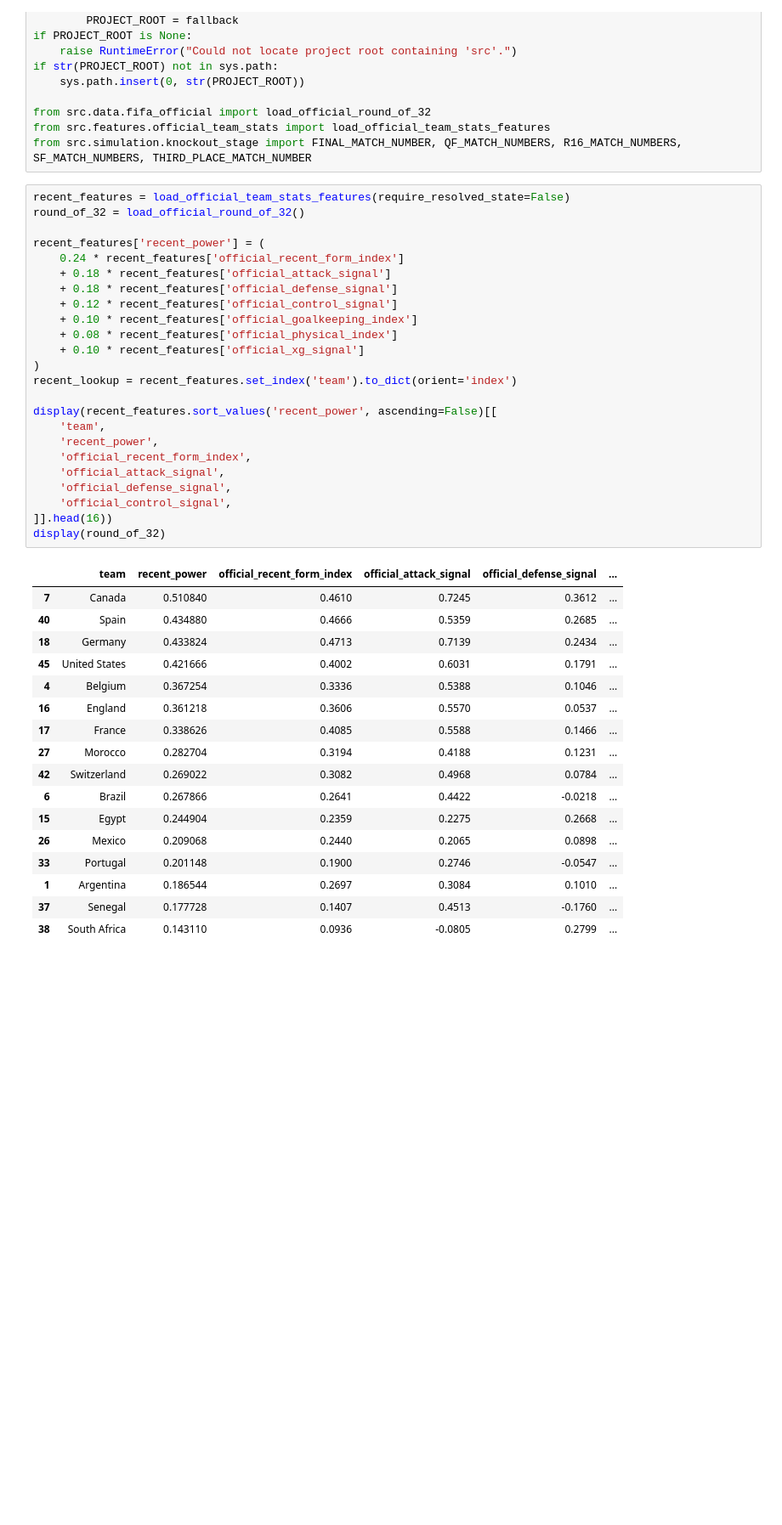
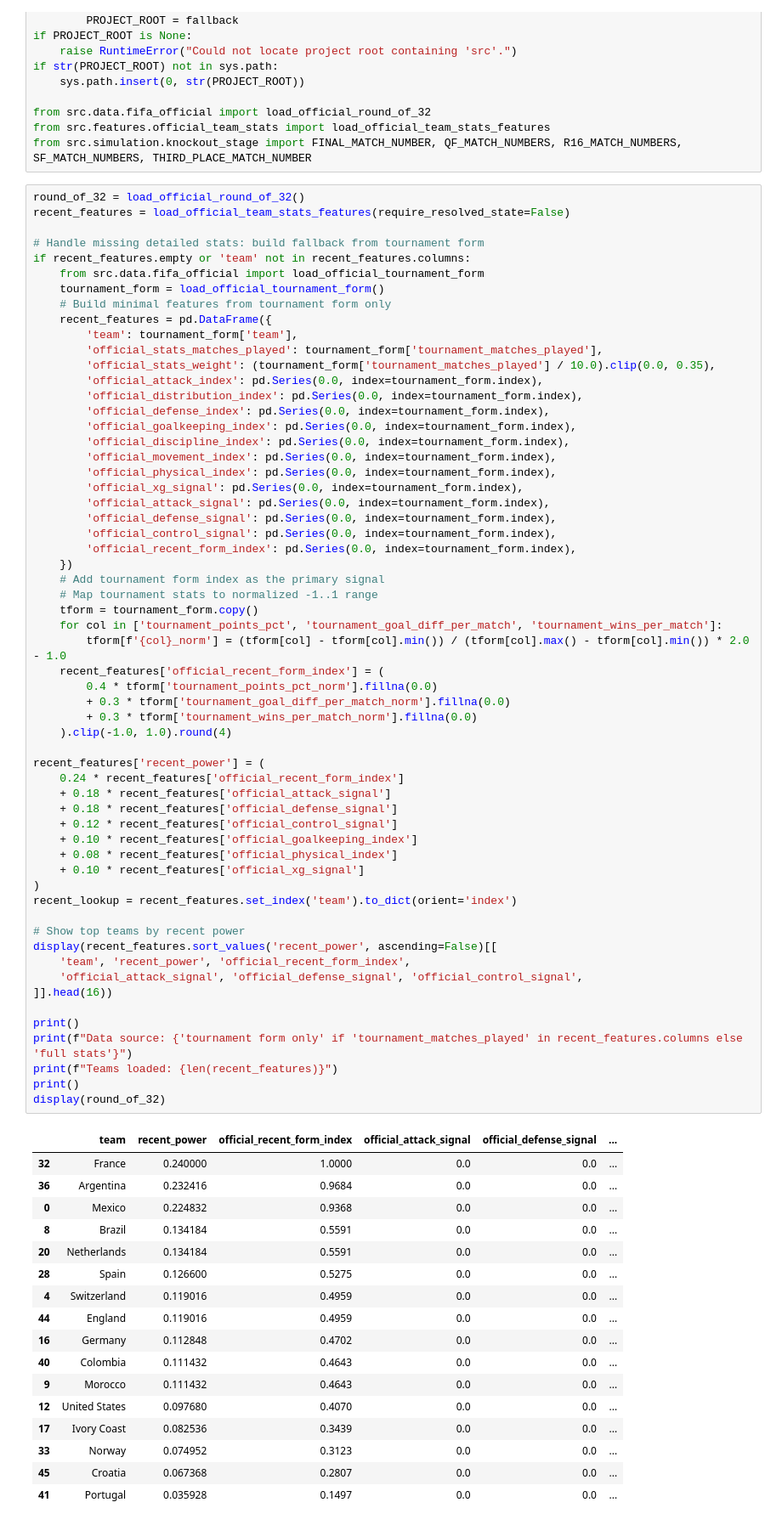
Before and after one commit to redyseptyanto/worldcup-prediction, a Jupyter notebook: notebooks/official_recent_stats_knockout_projection.ipynb, the cells around one changed output. Shown at 85% size. Saved outputs shown, nothing was run; the diff lists cells and outputs as text; blank space fills up the shorter version.

Commit message:
feat: add FIFA 2026 data ingestion, tournament simulation, and snapshot calibration tools

```diff
--- a/notebooks/official_recent_stats_knockout_projection.ipynb
+++ b/notebooks/official_recent_stats_knockout_projection.ipynb
@@ -32,44 +39,79 @@ from src.data.fifa_official import load_official_round_of_32
 from src.features.official_team_stats import load_official_team_stats_features
 from src.simulation.knockout_stage import FINAL_MATCH_NUMBER, QF_MATCH_NUMBERS, R16_MATCH_NUMBERS, SF_MATCH_NUMBERS, THIRD_PLACE_MATCH_NUMBER
 # %%
+round_of_32 = load_official_round_of_32()
 recent_features = load_official_team_stats_features(require_resolved_state=False)
-round_of_32 = load_official_round_of_32()
+
+# Handle missing detailed stats: build fallback from tournament form
+if recent_features.empty or 'team' not in recent_features.columns:
+    from src.data.fifa_official import load_official_tournament_form
+    tournament_form = load_official_tournament_form()
+    # Build minimal features from tournament form only
+    recent_features = pd.DataFrame({
+        'team': tournament_form['team'],
+        'official_stats_matches_played': tournament_form['tournament_matches_played'],
+        'official_stats_weight': (tournament_form['tournament_matches_played'] / 10.0).clip(0.0, 0.35),
+        'official_attack_index': pd.Series(0.0, index=tournament_form.index),
+        'official_distribution_index': pd.Series(0.0, index=tournament_form.index),
+        'official_defense_index': pd.Series(0.0, index=tournament_form.index),
+        'official_goalkeeping_index': pd.Series(0.0, index=tournament_form.index),
+        'official_discipline_index': pd.Series(0.0, index=tournament_form.index),
+        'official_movement_index': pd.Series(0.0, index=tournament_form.index),
+        'official_physical_index': pd.Series(0.0, index=tournament_form.index),
+        'official_xg_signal': pd.Series(0.0, index=tournament_form.index),
+        'official_attack_signal': pd.Series(0.0, index=tournament_form.index),
+        'official_defense_signal': pd.Series(0.0, index=tournament_form.index),
+        'official_control_signal': pd.Series(0.0, index=tournament_form.index),
+        'official_recent_form_index': pd.Series(0.0, index=tournament_form.index),
+    })
+    # Add tournament form index as the primary signal
+    # Map tournament stats to normalized -1..1 range
+    tform = tournament_form.copy()
+    for col in ['tournament_points_pct', 'tournament_goal_diff_per_match', 'tournament_wins_per_match']:
+        tform[f'{col}_norm'] = (tform[col] - tform[col].min()) / (tform[col].max() - tform[col].min()) * 2.0 - 1.0
+    recent_features['official_recent_form_index'] = (
+        0.4 * tform['tournament_points_pct_norm'].fillna(0.0)
+        + 0.3 * tform['tournament_goal_diff_per_match_norm'].fillna(0.0)
+        + 0.3 * tform['tournament_wins_per_match_norm'].fillna(0.0)
+    ).clip(-1.0, 1.0).round(4)
 
 recent_features['recent_power'] = (
     0.24 * recent_features['official_recent_form_index']
     + 0.18 * recent_features['official_attack_signal']
     + 0.18 * recent_features['official_defense_signal']
     + 0.12 * recent_features['official_control_signal']
     + 0.10 * recent_features['official_goalkeeping_index']
     + 0.08 * recent_features['official_physical_index']
     + 0.10 * recent_features['official_xg_signal']
 )
 recent_lookup = recent_features.set_index('team').to_dict(orient='index')
 
+# Show top teams by recent power
 display(recent_features.sort_values('recent_power', ascending=False)[[
-    'team',
-    'recent_power',
-    'official_recent_form_index',
-    'official_attack_signal',
-    'official_defense_signal',
-    'official_control_signal',
+    'team', 'recent_power', 'official_recent_form_index',
+    'official_attack_signal', 'official_defense_signal', 'official_control_signal',
 ]].head(16))
+
+print()
+print(f"Data source: {'tournament form only' if 'tournament_matches_played' in recent_features.columns else 'full stats'}")
+print(f"Teams loaded: {len(recent_features)}")
+print()
 display(round_of_32)
 # %% [output]
 |  | team | recent_power | official_recent_form_index | official_attack_signal | official_defense_signal | ... |
-| 7 | Canada | 0.510840 | 0.4610 | 0.7245 | 0.3612 | ... |
-| 40 | Spain | 0.434880 | 0.4666 | 0.5359 | 0.2685 | ... |
-| 18 | Germany | 0.433824 | 0.4713 | 0.7139 | 0.2434 | ... |
-| 45 | United States | 0.421666 | 0.4002 | 0.6031 | 0.1791 | ... |
-| 4 | Belgium | 0.367254 | 0.3336 | 0.5388 | 0.1046 | ... |
-| 16 | England | 0.361218 | 0.3606 | 0.5570 | 0.0537 | ... |
-| 17 | France | 0.338626 | 0.4085 | 0.5588 | 0.1466 | ... |
-| 27 | Morocco | 0.282704 | 0.3194 | 0.4188 | 0.1231 | ... |
-| 42 | Switzerland | 0.269022 | 0.3082 | 0.4968 | 0.0784 | ... |
-| 6 | Brazil | 0.267866 | 0.2641 | 0.4422 | -0.0218 | ... |
-| 15 | Egypt | 0.244904 | 0.2359 | 0.2275 | 0.2668 | ... |
-| 26 | Mexico | 0.209068 | 0.2440 | 0.2065 | 0.0898 | ... |
-| 33 | Portugal | 0.201148 | 0.1900 | 0.2746 | -0.0547 | ... |
-| 1 | Argentina | 0.186544 | 0.2697 | 0.3084 | 0.1010 | ... |
-| 37 | Senegal | 0.177728 | 0.1407 | 0.4513 | -0.1760 | ... |
-| 38 | South Africa | 0.143110 | 0.0936 | -0.0805 | 0.2799 | ... |
+| 32 | France | 0.240000 | 1.0000 | 0.0 | 0.0 | ... |
+| 36 | Argentina | 0.232416 | 0.9684 | 0.0 | 0.0 | ... |
+| 0 | Mexico | 0.224832 | 0.9368 | 0.0 | 0.0 | ... |
+| 8 | Brazil | 0.134184 | 0.5591 | 0.0 | 0.0 | ... |
+| 20 | Netherlands | 0.134184 | 0.5591 | 0.0 | 0.0 | ... |
+| 28 | Spain | 0.126600 | 0.5275 | 0.0 | 0.0 | ... |
+| 4 | Switzerland | 0.119016 | 0.4959 | 0.0 | 0.0 | ... |
+| 44 | England | 0.119016 | 0.4959 | 0.0 | 0.0 | ... |
+| 16 | Germany | 0.112848 | 0.4702 | 0.0 | 0.0 | ... |
+| 40 | Colombia | 0.111432 | 0.4643 | 0.0 | 0.0 | ... |
+| 9 | Morocco | 0.111432 | 0.4643 | 0.0 | 0.0 | ... |
+| 12 | United States | 0.097680 | 0.4070 | 0.0 | 0.0 | ... |
+| 17 | Ivory Coast | 0.082536 | 0.3439 | 0.0 | 0.0 | ... |
+| 33 | Norway | 0.074952 | 0.3123 | 0.0 | 0.0 | ... |
+| 45 | Croatia | 0.067368 | 0.2807 | 0.0 | 0.0 | ... |
+| 41 | Portugal | 0.035928 | 0.1497 | 0.0 | 0.0 | ... |
```
Also changed, not shown: parts of 6 cells of this notebook, 47 other files.
